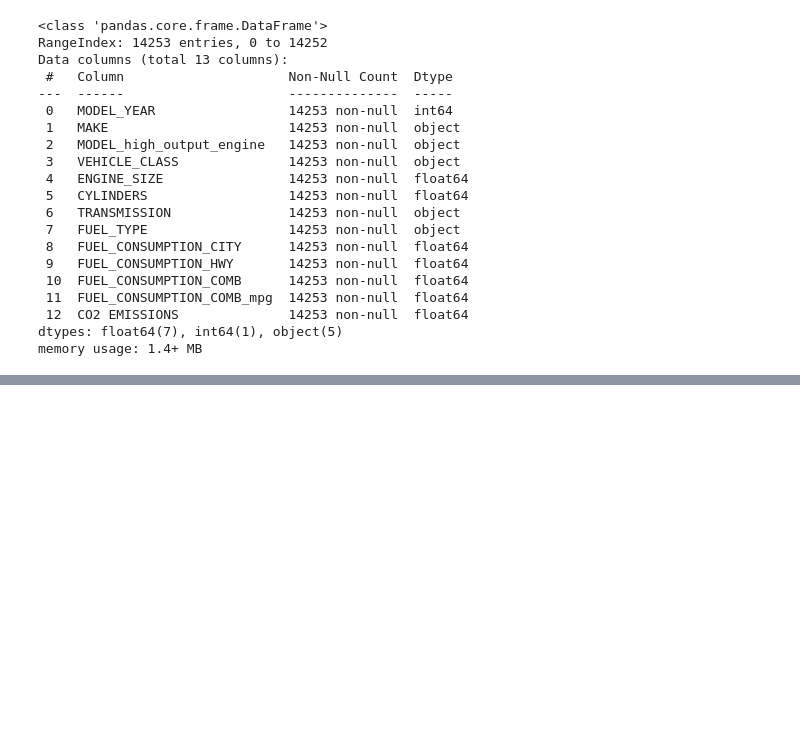
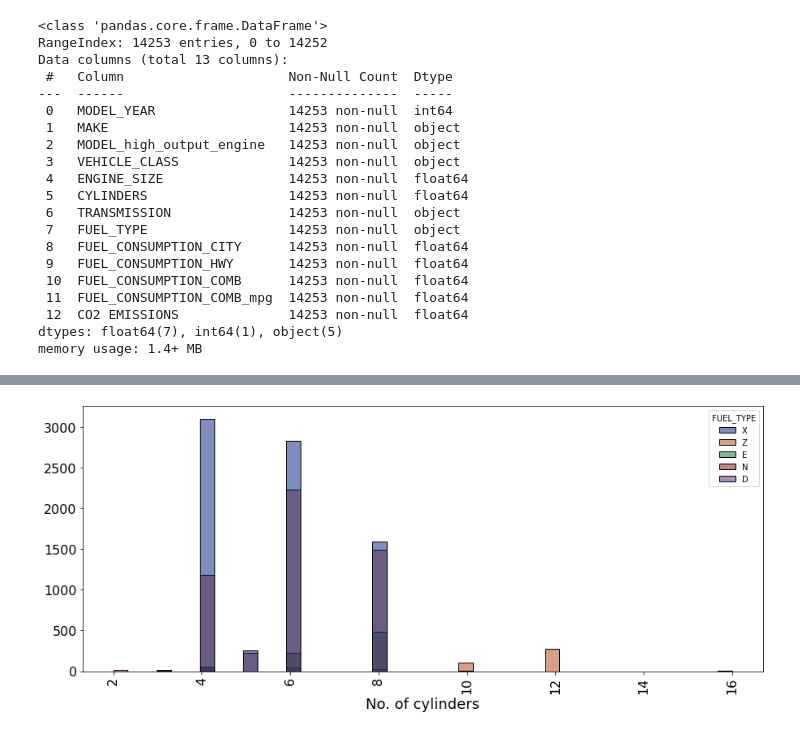
Before and after one commit to csparanjape/Fuel_Consumption, a Jupyter notebook: 02_Fuel_Consumption_Exploratory_data_analysis.ipynb, the cells around one changed output, grey strips where cells are left out. Drawn from its saved outputs; the diff is of its cells as text; code cells hidden in the pictures; blank space fills up the shorter version.

```diff
--- a/02_Fuel_Consumption_Exploratory_data_analysis.ipynb
+++ b/02_Fuel_Consumption_Exploratory_data_analysis.ipynb
@@ -64,0 +109,11 @@ df.describe()
+# %%
+fig,ax=plt.subplots(figsize=(15,6))
+sns.histplot(data=df,x='CYLINDERS',hue='FUEL_TYPE',palette='dark')
+plt.xticks(rotation=90)
+ax.tick_params(labelsize=16)
+ax.set_ylabel('',fontsize=18)
+ax.set_xlabel('No. of cylinders',fontsize=18)
+#ax.legend(fontsize=20)
+plt.show()
+# %% [output]
+[figure, added]
```
Also changed, not shown: parts of 13 cells of this notebook.
